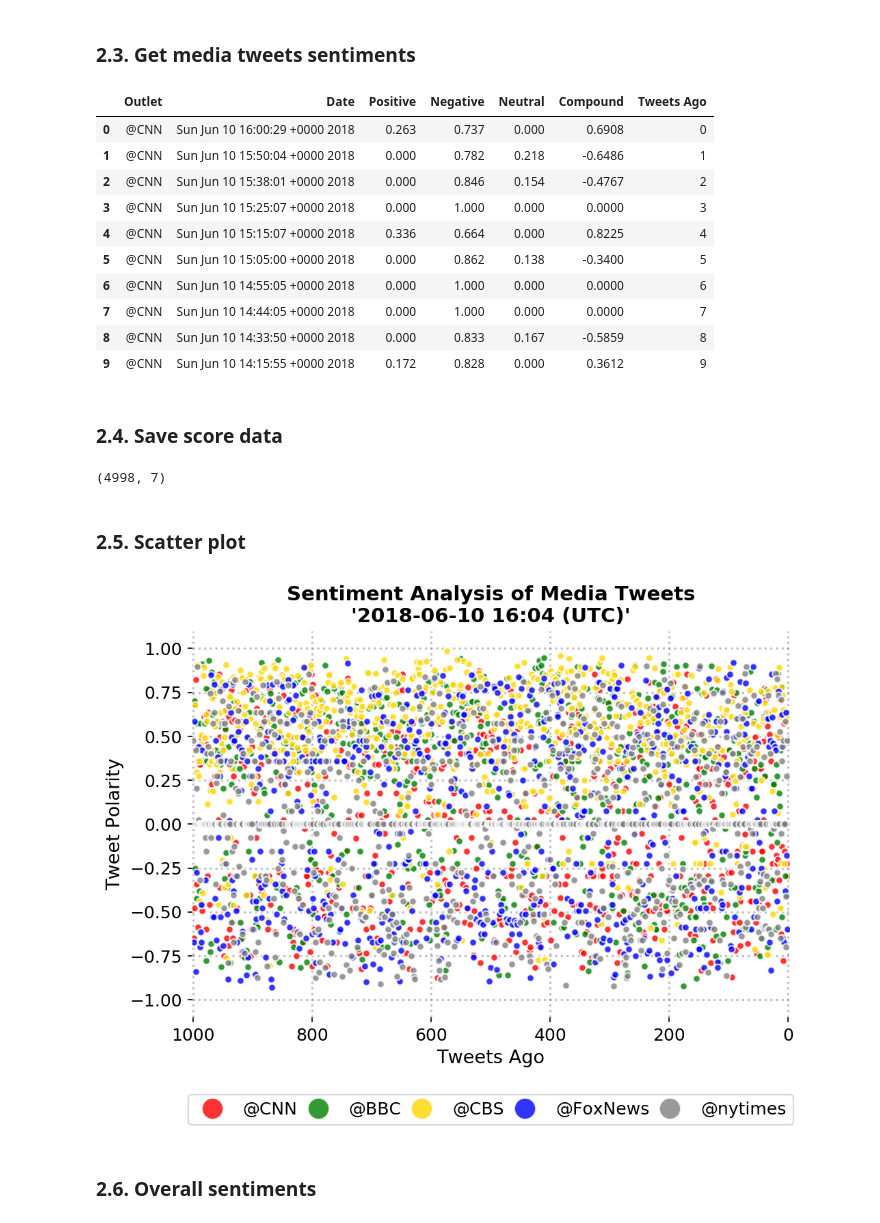
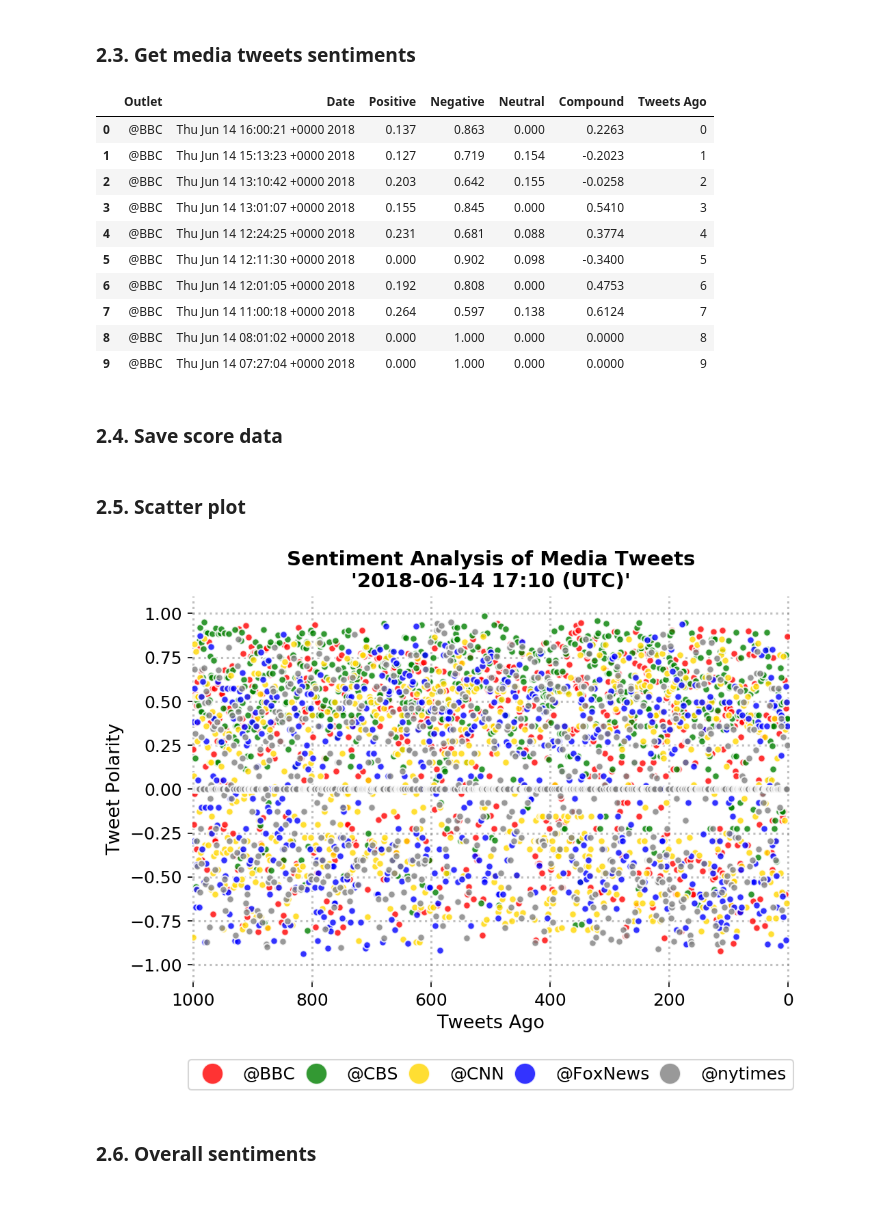
Before and after one commit to aidin-zadeh/newssentiment, a Jupyter notebook: notebooks/0.0-newssentiment-main.ipynb, the cells around one changed output. Drawn from its saved outputs; the diff is of its cells as text; code cells hidden in the pictures.

```diff
--- a/notebooks/0.0-newssentiment-main.ipynb
+++ b/notebooks/0.0-newssentiment-main.ipynb
@@ -30,7 +37,7 @@ from newssentiment.plot import Bar
 # set number of query tweets
 n_tweets = 1000
 # set query outlets
-outlets = ["@CNN", "@BBC", "@CBS", "@FoxNews", "@nytimes"]
+outlets = ["@BBC", "@CBS", "@CNN", "@FoxNews", "@nytimes"]
 colors = ["red", "green", "gold", "blue", "gray"]
 # set path to save figures
 path_fig = os.path.join(rootdir, "reports", "figures")
@@ -56,16 +63,16 @@ df = sentiment.get_scores(queries=outlets)
 df.head(10)
 # %% [output]
 |  | Outlet | Date | Positive | Negative | Neutral | Compound | Tweets Ago |
-| 0 | @CNN | Sun Jun 10 16:00:29 +0000 2018 | 0.263 | 0.737 | 0.000 | 0.6908 | 0 |
-| 1 | @CNN | Sun Jun 10 15:50:04 +0000 2018 | 0.000 | 0.782 | 0.218 | -0.6486 | 1 |
-| 2 | @CNN | Sun Jun 10 15:38:01 +0000 2018 | 0.000 | 0.846 | 0.154 | -0.4767 | 2 |
-| 3 | @CNN | Sun Jun 10 15:25:07 +0000 2018 | 0.000 | 1.000 | 0.000 | 0.0000 | 3 |
-| 4 | @CNN | Sun Jun 10 15:15:07 +0000 2018 | 0.336 | 0.664 | 0.000 | 0.8225 | 4 |
-| 5 | @CNN | Sun Jun 10 15:05:00 +0000 2018 | 0.000 | 0.862 | 0.138 | -0.3400 | 5 |
-| 6 | @CNN | Sun Jun 10 14:55:05 +0000 2018 | 0.000 | 1.000 | 0.000 | 0.0000 | 6 |
-| 7 | @CNN | Sun Jun 10 14:44:05 +0000 2018 | 0.000 | 1.000 | 0.000 | 0.0000 | 7 |
-| 8 | @CNN | Sun Jun 10 14:33:50 +0000 2018 | 0.000 | 0.833 | 0.167 | -0.5859 | 8 |
-| 9 | @CNN | Sun Jun 10 14:15:55 +0000 2018 | 0.172 | 0.828 | 0.000 | 0.3612 | 9 |
+| 0 | @BBC | Thu Jun 14 16:00:21 +0000 2018 | 0.137 | 0.863 | 0.000 | 0.2263 | 0 |
+| 1 | @BBC | Thu Jun 14 15:13:23 +0000 2018 | 0.127 | 0.719 | 0.154 | -0.2023 | 1 |
+| 2 | @BBC | Thu Jun 14 13:10:42 +0000 2018 | 0.203 | 0.642 | 0.155 | -0.0258 | 2 |
+| 3 | @BBC | Thu Jun 14 13:01:07 +0000 2018 | 0.155 | 0.845 | 0.000 | 0.5410 | 3 |
+| 4 | @BBC | Thu Jun 14 12:24:25 +0000 2018 | 0.231 | 0.681 | 0.088 | 0.3774 | 4 |
+| 5 | @BBC | Thu Jun 14 12:11:30 +0000 2018 | 0.000 | 0.902 | 0.098 | -0.3400 | 5 |
+| 6 | @BBC | Thu Jun 14 12:01:05 +0000 2018 | 0.192 | 0.808 | 0.000 | 0.4753 | 6 |
+| 7 | @BBC | Thu Jun 14 11:00:18 +0000 2018 | 0.264 | 0.597 | 0.138 | 0.6124 | 7 |
+| 8 | @BBC | Thu Jun 14 08:01:02 +0000 2018 | 0.000 | 1.000 | 0.000 | 0.0000 | 8 |
+| 9 | @BBC | Thu Jun 14 07:27:04 +0000 2018 | 0.000 | 1.000 | 0.000 | 0.0000 | 9 |
 # %% [markdown]
 
 ### 2.4. Save score data
@@ -73,10 +80,6 @@ df.head(10)
 if save_csv:
     t = time.strftime("%Y-%m-%d-%H-%M", currtime)
     df.to_csv(os.path.join(path_log, f"outlets-tweets-scores-{t}.csv"))
-# %%
-df.shape
-# %% [output]
-(4998, 7)
 # %% [markdown]
 
 ### 2.5. Scatter plot
@@ -88,7 +91,7 @@ title = f"Sentiment Analysis of Media Tweets" + os.linesep + f"{currtimestr}"
 
 scatter = Scatter()
 scatter.figsize = (8, 6)
-scatter.dpi = 400
+scatter.dpi = 50
 scatter.markersize = 5
 scatter.markeredgewidth = 1
 scatter.markeredgecolor = "white"
@@ -96,34 +99,34 @@ scatter.alpha = 0.8
 scatter.xlim = [n_tweets+2, -2]
 scatter.ylim = [-1.1, 1.1]
 scatter.xlabel = "Tweets Ago"
 scatter.ylabel = "Tweet Polarity"
 scatter.title = title
 # scatter.fig.patch.set_visible(False)
 scatter.ax.spines['top'].set_visible(False)
 scatter.ax.spines['right'].set_visible(False)
 scatter.ax.spines['bottom'].set_visible(False)
 scatter.ax.spines['left'].set_visible(False)
 
 for outlet, color in zip(outlets, colors):
     scatter.markerfacecolor = color
     scatter.label = outlet
     outlet_compound_score = df["Compound"][df["Outlet"] == outlet]
     n_outlet_tweets = outlet_compound_score.shape[0]
     tweets_index = np.linspace(n_outlet_tweets, 1, n_outlet_tweets)
     scatter(tweets_index, outlet_compound_score)
 scatter.ax.legend(loc="lower center",
                   bbox_to_anchor=(0.5, -0.3),
                   ncol=5,
                   markerscale=3,
                   fontsize=12,
                   columnspacing=0.2)
 
 if save_fig:
     t = time.strftime("%Y-%m-%d-%H-%M", currtime)
     scatter.fig.savefig(os.path.join(path_fig, f"compound-scatter-{t}"),
                         transparent=False, bbox_inches="tight")
 # %% [output]
-[figure, old version]
+[figure, new version]
 # %% [markdown]
 ### 2.6. Overall sentiments
 # %%
```
Also changed, not shown: parts of 4 cells of this notebook, 45 other files.
